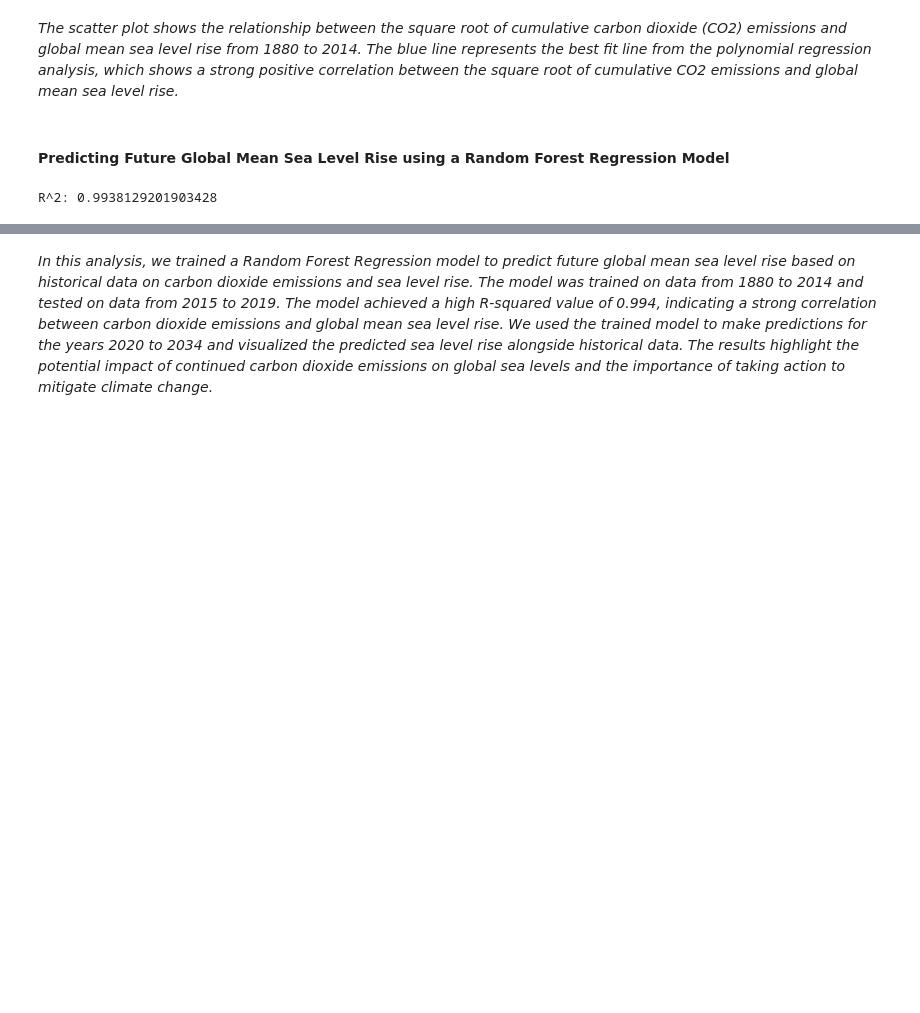
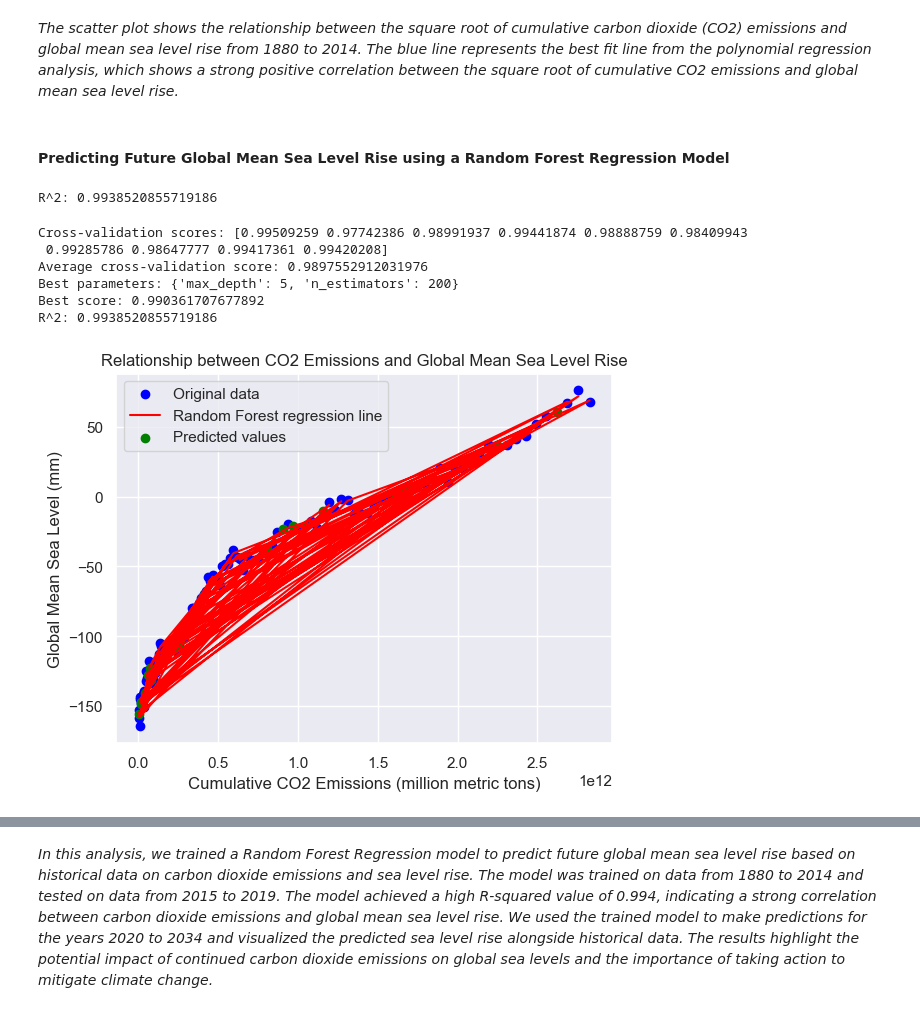
Before and after one commit to fuchenru/How-have-carbon-emissions-affected-climate-change-, a Jupyter notebook: CMSE 202 Final Project.ipynb, the cells around one changed output, grey strips where cells are left out. Cells and saved outputs as stored; diff of their text form; code cells hidden in the pictures; blank space fills up the shorter version.

```diff
--- a/CMSE 202 Final Project.ipynb
+++ b/CMSE 202 Final Project.ipynb
@@ -448,7 +441,7 @@ plt.show()
 # %%
 from sklearn.ensemble import RandomForestRegressor
 
-X_train, X_test, y_train, y_test = train_test_split(data['CO2 emissions'], data['Global mean sea level'], test_size=0.3, random_state=0)
+X_train, X_test, y_train, y_test = train_test_split(data['CO2 emissions'], data['Global mean sea level'], test_size=0.2, random_state=0)
 
 # Reshape the training and testing data
 X_train_reshape = X_train.values.reshape(-1, 1)
@@ -465,7 +458,62 @@ r_squared = reg.score(X_test_reshape, y_test)
 
 print('R^2:', r_squared)
 # %% [output]
-R^2: 0.9938129201903428
+R^2: 0.9938520855719186
+# %%
+X_train, X_test, y_train, y_test = train_test_split(data['CO2 emissions'], data['Global mean sea level'], test_size=0.2, random_state=0)
+
+# Reshape the training and testing data
+X_train_reshape = X_train.values.reshape(-1, 1)
+X_test_reshape = X_test.values.reshape(-1, 1)
+
+# Create a random forest regression object
+reg = RandomForestRegressor(random_state=0)
+
+# Use cross-validation to evaluate the performance of the model
+scores = cross_val_score(reg, X_train_reshape, y_train, cv=10)
+print('Cross-validation scores:', scores)
+print('Average cross-validation score:', np.mean(scores))
+
+# Use grid search to optimize hyperparameters
+param_grid = {'n_estimators': [50, 100, 200], 'max_depth': [3, 5, None]}
+grid = GridSearchCV(reg, param_grid=param_grid, cv=10)
+grid.fit(X_train_reshape, y_train)
+print('Best parameters:', grid.best_params_)
+print('Best score:', grid.best_score_)
+
+# Use feature selection to select the most important features
+selector = SelectKBest(f_regression, k=1)
+selector.fit(X_train_reshape, y_train)
+X_train_reshape = selector.transform(X_train_reshape)
+X_test_reshape = selector.transform(X_test_reshape)
+
+reg = RandomForestRegressor(n_estimators=100, max_depth=None, random_state=0)
+reg.fit(X_train_reshape, y_train)
+
+# Predict the sea level rise using the test set
+y_pred = reg.predict(X_test_reshape)
+
+
+r_squared = reg.score(X_test_reshape, y_test)
+print('R^2:', r_squared)
+
+
+plt.scatter(X_train, y_train, color='blue')
+plt.plot(X_train, reg.predict(X_train_reshape), color='red')
+plt.scatter(X_test, y_pred, color='green')
+plt.xlabel('Cumulative CO2 Emissions (million metric tons)')
+plt.ylabel('Global Mean Sea Level (mm)')
+plt.title('Relationship between CO2 Emissions and Global Mean Sea Level Rise')
+plt.legend(['Original data', 'Random Forest regression line', 'Predicted values'])
+plt.show()
+# %% [output]
+Cross-validation scores: [0.99509259 0.97742386 0.98991937 0.99441874 0.98888759 0.98409943
+ 0.99285786 0.98647777 0.99417361 0.99420208]
+Average cross-validation score: 0.9897552912031976
+Best parameters: {'max_depth': 5, 'n_estimators': 200}
+Best score: 0.990361707677892
+R^2: 0.9938520855719186
+[figure, added]
 # %%
 # original data
 plt.scatter(data['CO2 emissions'], data['Global mean sea level'], color='blue')
```
Also changed, not shown: parts of 11 cells of this notebook.
